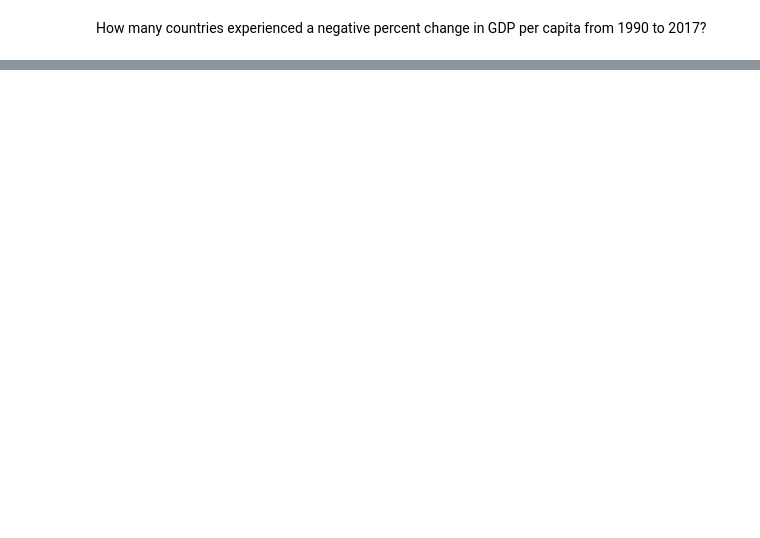
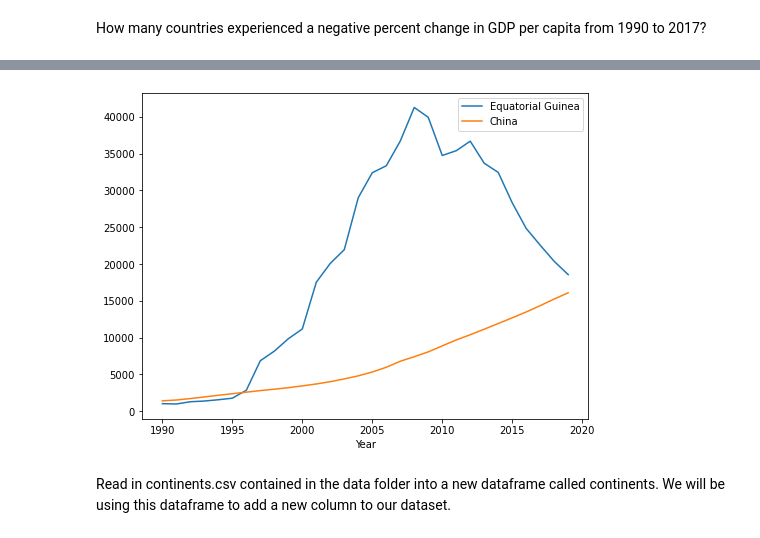
Before and after one commit to nss-data-science-cohort-6/un_data_question-Garrett-Holland, a Jupyter notebook: notebook/UN_Data_Exploration.ipynb, the cells around one changed output, grey strips where cells are left out. Saved outputs shown, nothing was run; the diff lists cells and outputs as text; code cells hidden in the pictures; blank space fills up the shorter version.

```diff
--- a/notebook/UN_Data_Exploration.ipynb
+++ b/notebook/UN_Data_Exploration.ipynb
@@ -185,0 +238,10 @@ How many countries experienced a negative percent change in GDP per capita from
+# %%
+Fig, ax = plt.subplots(figsize = (8, 6))
+gdp_df[gdp_df['Country'] == 'Equatorial Guinea'].plot(x='Year', y='GDP_Per_Capita', ax = ax)
+gdp_df[gdp_df['Country'] == 'China'].plot(x='Year', y='GDP_Per_Capita', ax = ax)
+ax.legend(labels=['Equatorial Guinea', 'China'])
+plt.show()
+# %% [output]
+[figure, added]
+# %% [markdown]
+Read in continents.csv contained in the data folder into a new dataframe called continents. We will be using this dataframe to add a new column to our dataset.
```
Also changed, not shown: parts of 10 cells of this notebook.
